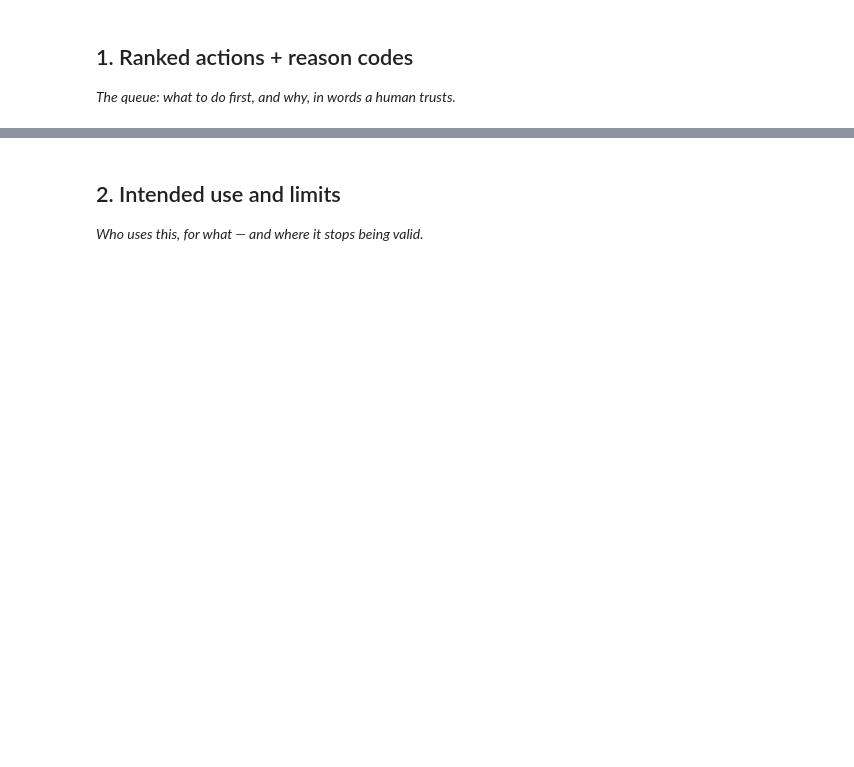
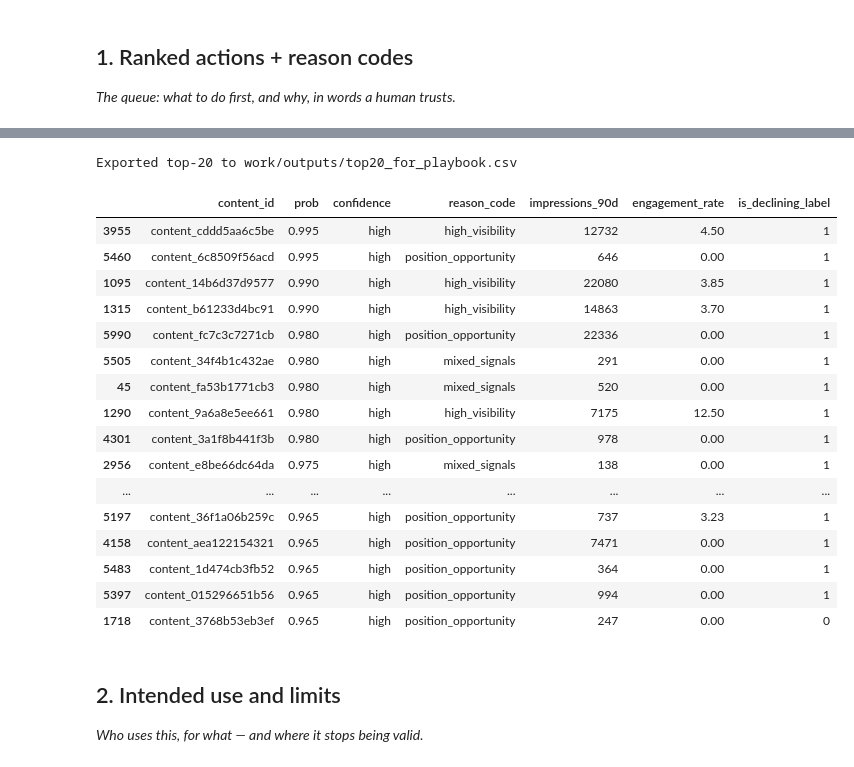
Before and after one commit to shaikhabdullahwaseem17-byte/vigilant-meme, a Jupyter notebook: work/notebooks/w07_action_playbook.ipynb, the cells around one changed output, grey strips where cells are left out. Drawn from its saved outputs; the diff is of its cells as text; code cells hidden in the pictures; blank space fills up the shorter version.

```diff
--- a/work/notebooks/w07_action_playbook.ipynb
+++ b/work/notebooks/w07_action_playbook.ipynb
@@ -13,3 +107,81 @@ This skeleton is yours to fill. Work the sections **in order** — each one has
+# %%
+# Build ranked queue with reason codes and export top-20 CSV + keep top20 in memory
+import numpy as np, pandas as pd
+from pathlib import Path
+from sklearn.ensemble import RandomForestClassifier
+from sklearn.model_selection import train_test_split
+
+ROOT = Path.cwd()
+Path("work/outputs").mkdir(parents=True, exist_ok=True)
+Path("work/figures").mkdir(parents=True, exist_ok=True)
+
+# Load prepared features (cleaned set from W06)
+df = pd.read_csv(ROOT / "data" / "processed" / "refresh_feature_vector.csv")
+df['is_declining_label'] = df.get('is_declining_label', df.get('trend_direction','').astype(str).str.lower().eq('down').astype(int))
+
+# Exclude trend/label and short-window overlap columns (same logic as W06)
+to_drop = [c for c in df.columns if c.lower().startswith('trend') or c.lower().endswith('_label') or 'prev' in c or 'last' in c or c in ('content_id','client_id')]
+numeric_cols = [c for c in df.select_dtypes(include=[np.number]).columns if c not in to_drop]
+
+# Recreate the stratified random test split like W06
+indices = np.arange(len(df))
+train_val_idx, test_idx = train_test_split(indices, test_size=0.2, random_state=42, stratify=df['is_declining_label'])
+train_idx, _ = train_test_split(train_val_idx, test_size=0.25, random_state=42, stratify=df.iloc[train_val_idx]['is_declining_label'])
+train = df.iloc[train_idx]
+test = df.iloc[test_idx].copy().reset_index(drop=True)
+
+# Train a RandomForest for ranking (same pattern used earlier)
+X_train = train[numeric_cols].fillna(0).values
+y_train = train['is_declining_label'].values
+rf = RandomForestClassifier(n_estimators=200, random_state=42, n_jobs=-1).fit(X_train, y_train)
+X_test = test[numeric_cols].fillna(0).values
+test['prob'] = rf.predict_proba(X_test)[:,1]
+
+# Reason-code function (simple rule-based; tune thresholds later)
+def assign_reason(row):
+    if row.get('impressions_90d', 0) > 5000 and row.get('engagement_rate', 0) > 1.0:
+        return 'high_visibility'
+    if pd.notna(row.get('days_since_last_update')) and row.get('days_since_last_update') > 180 and row.get('impressions_90d', 0) > 100:
+        return 'freshness_risk'
+    if pd.notna(row.get('avg_position')) and row.get('avg_position') > 10 and row.get('impressions_90d', 0) > 100:
+        return 'position_opportunity'
+    if pd.notna(row.get('word_count')) and row.get('word_count') < 400:
+        return 'depth_gap'
+    return 'mixed_signals'
+
+def confidence_bucket(p):
+    if p >= 0.9: return 'high'
+    if p >= 0.7: return 'medium'
+    return 'low'
+
+test['reason_code'] = test.apply(assign_reason, axis=1)
+test['confidence'] = test['prob'].apply(confidence_bucket)
+top20 = test.sort_values('prob', ascending=False).head(20)
+
+cols_export = ['content_id','prob','confidence','reason_code','impressions_90d','engagement_rate','is_declining_label']
+cols_export = [c for c in cols_export if c in top20.columns]
+top20[cols_export].to_csv('work/outputs/top20_for_playbook.csv', index=False)
+print("Exported top-20 to work/outputs/top20_for_playbook.csv")
+top20[cols_export]
+# %% [output]
+Exported top-20 to work/outputs/top20_for_playbook.csv
+|  | content_id | prob | confidence | reason_code | impressions_90d | engagement_rate | is_declining_label |
+| 3955 | content_cddd5aa6c5be | 0.995 | high | high_visibility | 12732 | 4.50 | 1 |
+| 5460 | content_6c8509f56acd | 0.995 | high | position_opportunity | 646 | 0.00 | 1 |
+| 1095 | content_14b6d37d9577 | 0.990 | high | high_visibility | 22080 | 3.85 | 1 |
+| 1315 | content_b61233d4bc91 | 0.990 | high | high_visibility | 14863 | 3.70 | 1 |
+| 5990 | content_fc7c3c7271cb | 0.980 | high | position_opportunity | 22336 | 0.00 | 1 |
+| 5505 | content_34f4b1c432ae | 0.980 | high | mixed_signals | 291 | 0.00 | 1 |
+| 45 | content_fa53b1771cb3 | 0.980 | high | mixed_signals | 520 | 0.00 | 1 |
+| 1290 | content_9a6a8e5ee661 | 0.980 | high | high_visibility | 7175 | 12.50 | 1 |
+| 4301 | content_3a1f8b441f3b | 0.980 | high | position_opportunity | 978 | 0.00 | 1 |
+| 2956 | content_e8be66dc64da | 0.975 | high | mixed_signals | 138 | 0.00 | 1 |
+| ... | ... | ... | ... | ... | ... | ... | ... |
+| 5197 | content_36f1a06b259c | 0.965 | high | position_opportunity | 737 | 3.23 | 1 |
+| 4158 | content_aea122154321 | 0.965 | high | position_opportunity | 7471 | 0.00 | 1 |
+| 5483 | content_1d474cb3fb52 | 0.965 | high | position_opportunity | 364 | 0.00 | 1 |
+| 5397 | content_015296651b56 | 0.965 | high | position_opportunity | 994 | 0.00 | 1 |
+| 1718 | content_3768b53eb3ef | 0.965 | high | position_opportunity | 247 | 0.00 | 0 |
 # %%
 # This cell is for CODE (numbers, a query, a check).
 # Write your text answer in the cell ABOVE this one — typing sentences here breaks Run All.
```
Also changed, not shown: parts of 11 cells of this notebook.
